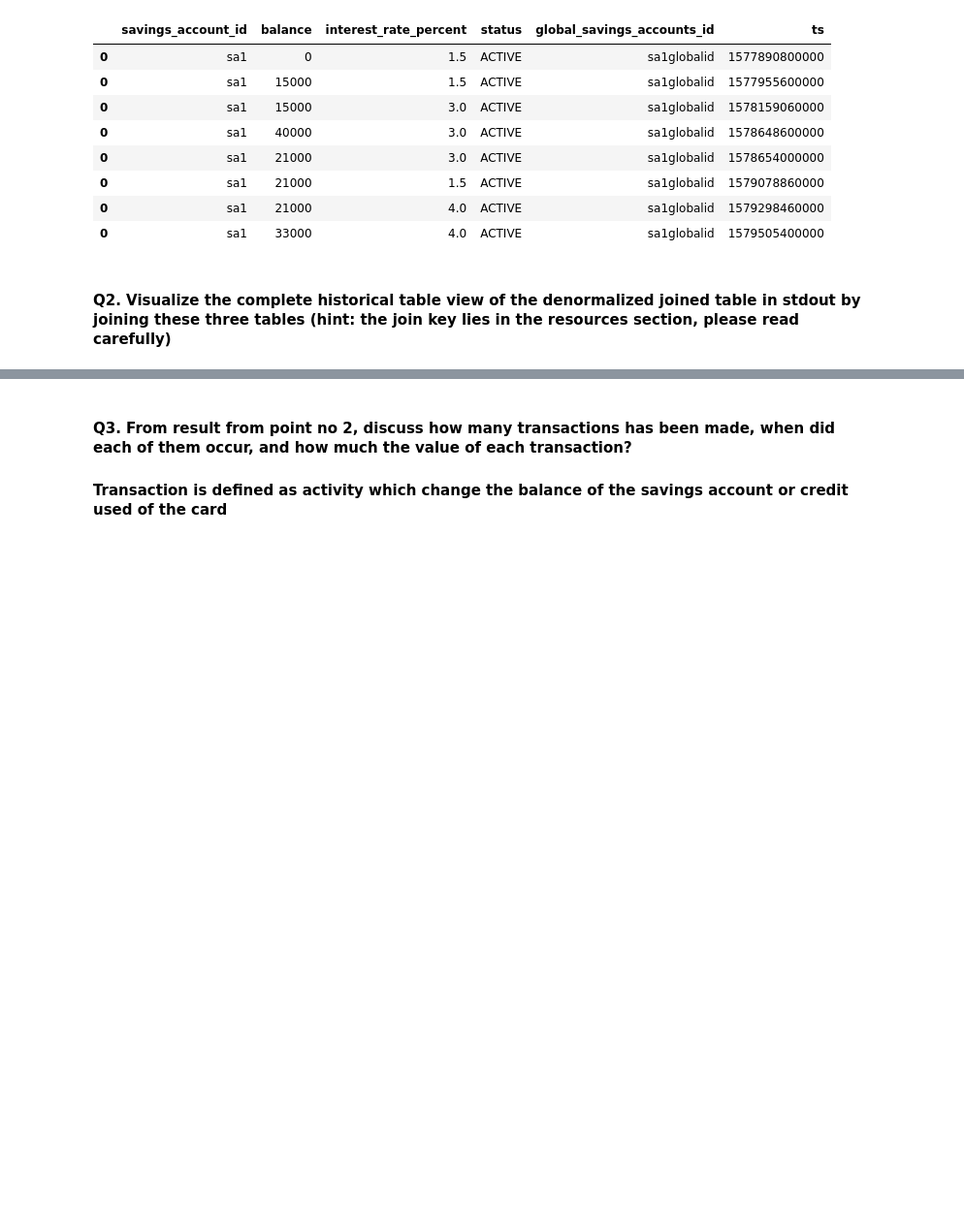
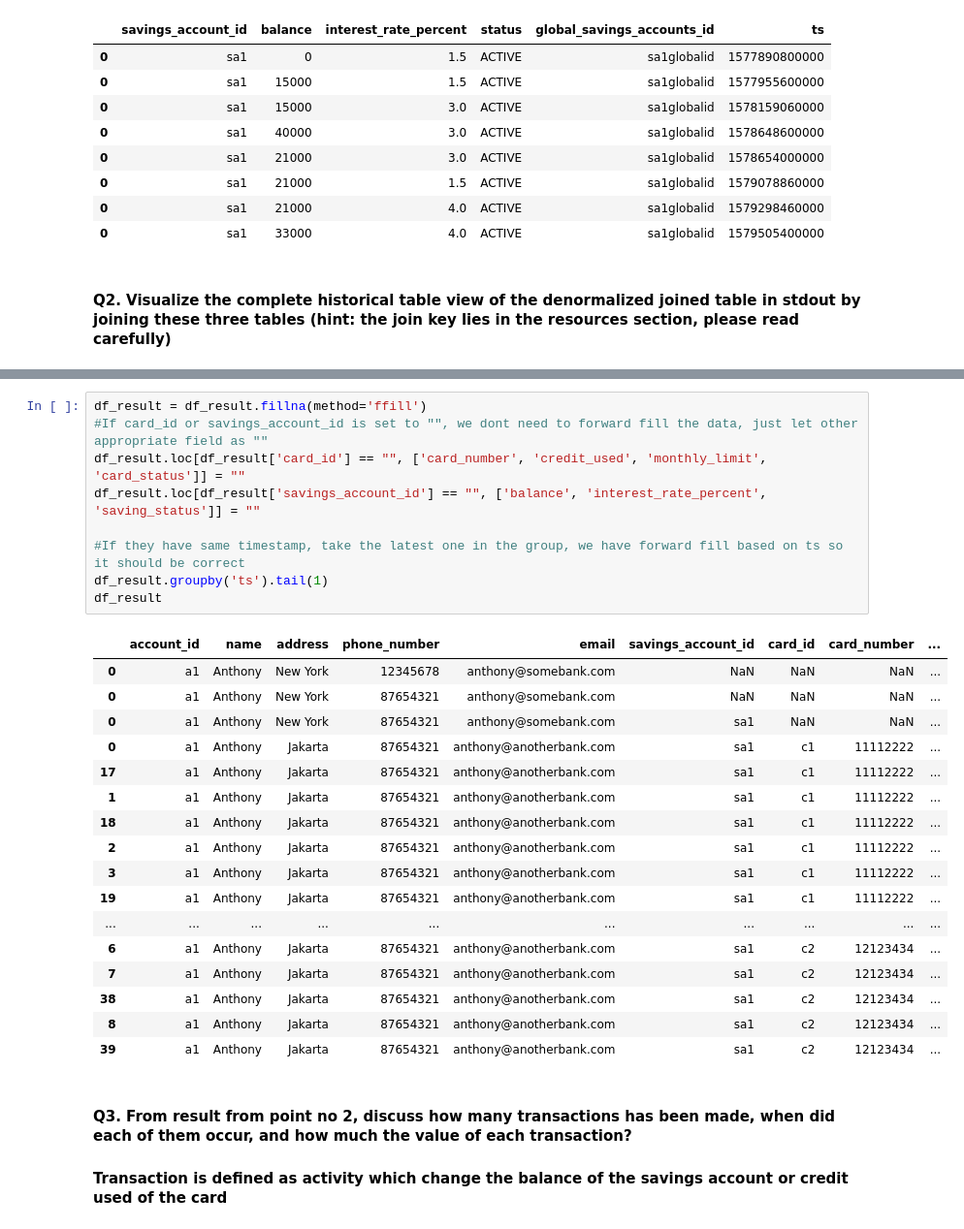
Before and after one commit to edlynfrianto/DWH-Docker, a Jupyter notebook: solution/solution.ipynb, the cells around one changed output, grey strips where cells are left out. Shown at 97% size. Cells and saved outputs as stored; diff of their text form; blank space fills up the shorter version.

```diff
--- a/solution/solution.ipynb
+++ b/solution/solution.ipynb
@@ -181,3 +156,30 @@ accounts_card_savings_accounts_df
+# %%
+df_result = df_result.fillna(method='ffill')
+#If card_id or savings_account_id is set to "", we dont need to forward fill the data, just let other appropriate field as ""
+df_result.loc[df_result['card_id'] == "", ['card_number', 'credit_used', 'monthly_limit', 'card_status']] = ""
+df_result.loc[df_result['savings_account_id'] == "", ['balance', 'interest_rate_percent', 'saving_status']] = ""
+
+#If they have same timestamp, take the latest one in the group, we have forward fill based on ts so it should be correct
+df_result.groupby('ts').tail(1)
+df_result
+# %% [output]
+|  | account_id | name | address | phone_number | email | savings_account_id | card_id | card_number | ... |
+| 0 | a1 | Anthony | New York | 12345678 | anthony@somebank.com | NaN | NaN | NaN | ... |
+| 0 | a1 | Anthony | New York | 87654321 | anthony@somebank.com | NaN | NaN | NaN | ... |
+| 0 | a1 | Anthony | New York | 87654321 | anthony@somebank.com | sa1 | NaN | NaN | ... |
+| 0 | a1 | Anthony | Jakarta | 87654321 | anthony@anotherbank.com | sa1 | c1 | 11112222 | ... |
+| 17 | a1 | Anthony | Jakarta | 87654321 | anthony@anotherbank.com | sa1 | c1 | 11112222 | ... |
+| 1 | a1 | Anthony | Jakarta | 87654321 | anthony@anotherbank.com | sa1 | c1 | 11112222 | ... |
+| 18 | a1 | Anthony | Jakarta | 87654321 | anthony@anotherbank.com | sa1 | c1 | 11112222 | ... |
+| 2 | a1 | Anthony | Jakarta | 87654321 | anthony@anotherbank.com | sa1 | c1 | 11112222 | ... |
+| 3 | a1 | Anthony | Jakarta | 87654321 | anthony@anotherbank.com | sa1 | c1 | 11112222 | ... |
+| 19 | a1 | Anthony | Jakarta | 87654321 | anthony@anotherbank.com | sa1 | c1 | 11112222 | ... |
+| ... | ... | ... | ... | ... | ... | ... | ... | ... | ... |
+| 6 | a1 | Anthony | Jakarta | 87654321 | anthony@anotherbank.com | sa1 | c2 | 12123434 | ... |
+| 7 | a1 | Anthony | Jakarta | 87654321 | anthony@anotherbank.com | sa1 | c2 | 12123434 | ... |
+| 38 | a1 | Anthony | Jakarta | 87654321 | anthony@anotherbank.com | sa1 | c2 | 12123434 | ... |
+| 8 | a1 | Anthony | Jakarta | 87654321 | anthony@anotherbank.com | sa1 | c2 | 12123434 | ... |
+| 39 | a1 | Anthony | Jakarta | 87654321 | anthony@anotherbank.com | sa1 | c2 | 12123434 | ... |
 # %% [markdown]
 #### Q3. From result from point no 2, discuss how many transactions has been made, when did each of them occur, and how much the value of each transaction?
 #### Transaction is defined as activity which change the balance of the savings account or credit used of the card
```
Also changed, not shown: parts of 10 cells of this notebook, 1 other file.
